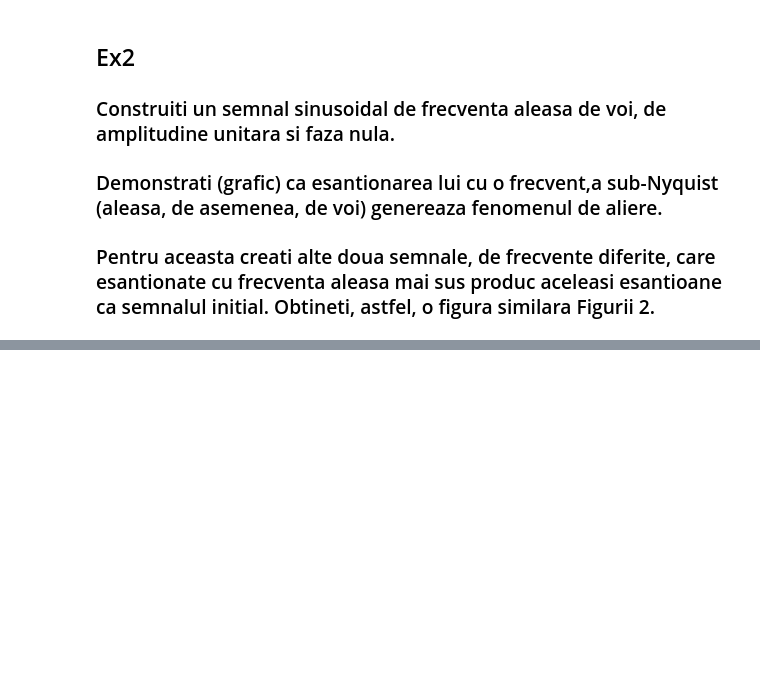
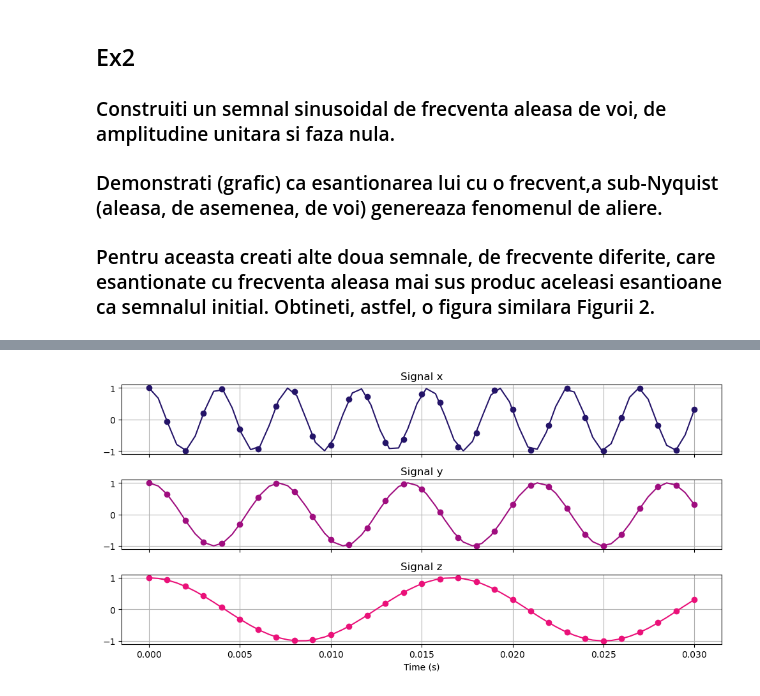
Before and after one commit to adania-miu/Prelucrarea-Semnalelor-Teme-Laborator, a Jupyter notebook: Laborator4/Lab4.ipynb, the cells around one changed output, grey strips where cells are left out. Drawn from its saved outputs; the diff is of its cells as text; code cells hidden in the pictures; blank space fills up the shorter version.

```diff
--- a/Laborator4/Lab4.ipynb
+++ b/Laborator4/Lab4.ipynb
@@ -60,0 +64,35 @@ plt.show()
+# %%
+frequency2 = 1000
+
+samples3 = round(0.03 * frequency2) + 1
+t3 = np.linspace(0, 0.03, samples3)
+
+x_n2 = np.cos(2 * np.pi * frequency_x * t3)
+y_n2 = np.cos(2 * np.pi * frequency_y * t3)
+z_n2 = np.cos(2 * np.pi * frequency_z * t3)
+
+# Plot the signals in subplots
+figure2, axis2 = plt.subplots(3, sharex=True, figsize=(10, 5))
+
+axis2[0].set_title('Signal x')
+axis2[0].plot(t, x, color='#241468')
+axis2[0].plot(t3, x_n2, 'o', color='#241468')
+
+axis2[1].set_title('Signal y')
+axis2[1].plot(t, y, color='#9F0D7F')
+axis2[1].plot(t3, y_n2, 'o', color='#9F0D7F')
+
+axis2[2].set_title('Signal z')
+axis2[2].plot(t, z, color='#EA1179')
+axis2[2].plot(t3, z_n2, 'o', color='#EA1179')
+
+axis2[2].set_xlabel('Time (s)')
+
+for ax in axis2:
+    ax.grid(True)
+
+plt.tight_layout()
+
+plt.show()
+# %% [output]
+[figure, added]
```
Also changed, not shown: parts of 13 cells of this notebook.
